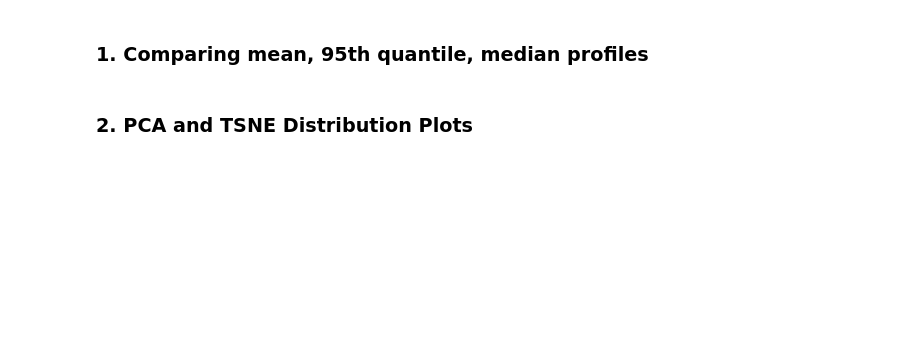
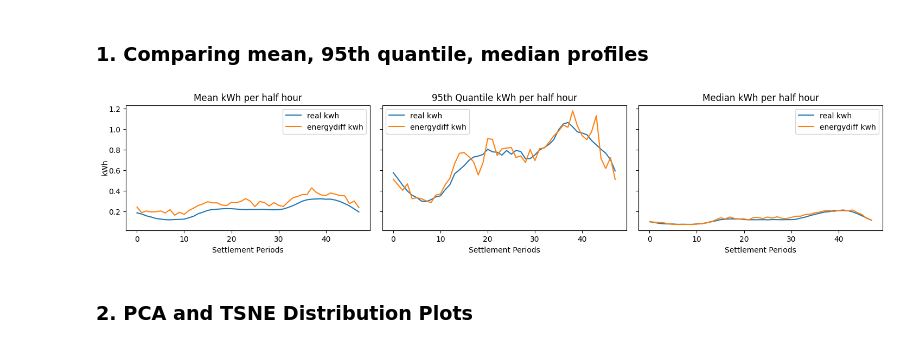
Before and after one commit to OpenSynth-energy/OpenSynth, a Jupyter notebook: notebooks/energydiff/energydiff_tutorial.ipynb, the cells around one changed output. Drawn from its saved outputs; the diff is of its cells as text; code cells hidden in the pictures; blank space fills up the shorter version.

```diff
--- a/notebooks/energydiff/energydiff_tutorial.ipynb
+++ b/notebooks/energydiff/energydiff_tutorial.ipynb
@@ -145,7 +147,7 @@ plt.show()
 # %%
-import torch
 gmm_data_module = LCLDataModule(data_path=data_path, stats_path=stats_path, batch_size=5000, n_samples=50000, outlier_path=outlier_path) # just to be consistent with Faraday notebook
-real_kwh = dm.reconstruct_kwh(next(iter(gmm_data_module.train_dataloader()))[0])
+gmm_data_module.setup()
+real_kwh = dm.reconstruct_kwh(next(iter(gmm_data_module.train_dataloader()))['kwh'])
 real_kwh = torch.clip(real_kwh, min=0) # Clip min 0 to get read of negative values
 # %% [markdown]
 ### 1. Comparing mean, 95th quantile, median profiles
@@ -174,7 +176,9 @@ def plot_stats(real_kwh, gmm_reconstruct):
 
     fig.text(0.1, 0.5, 'kWh', va='center', rotation='vertical')
 # %%
-plot_stats(real_kwh, dpm_samples)
+plot_stats(real_kwh, dpm_kwh_calib)
+# %% [output]
+[figure, added]
 # %% [markdown]
 ### 2. PCA and TSNE Distribution Plots
 # %%
```
Also changed, not shown: parts of 3 cells of this notebook.
